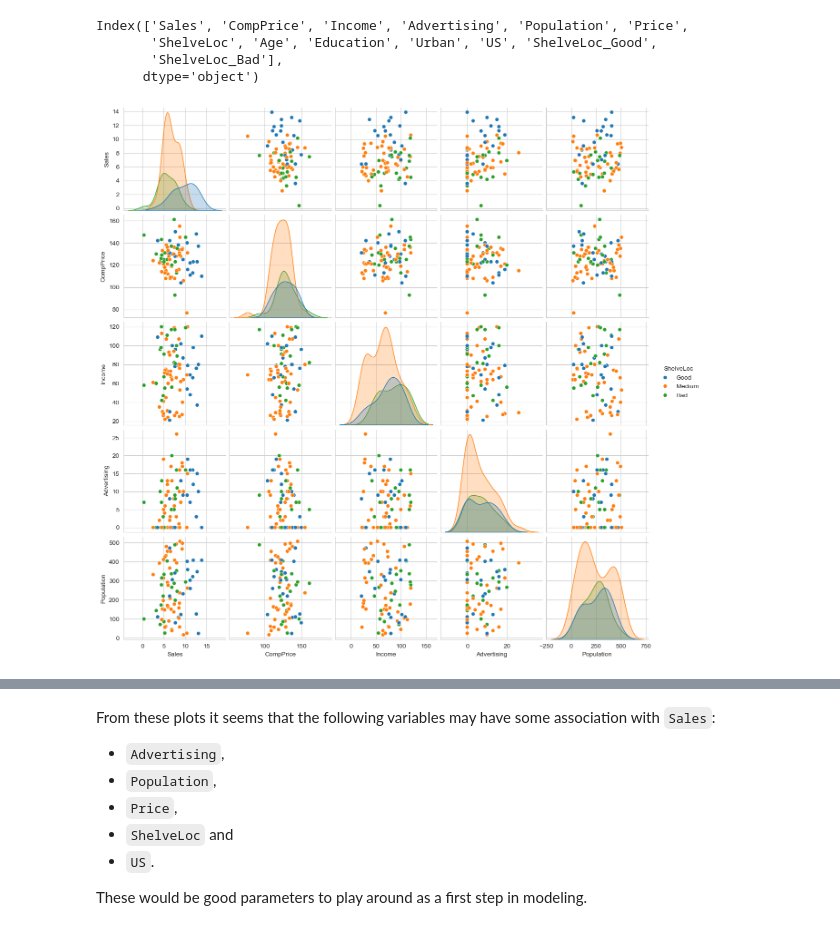
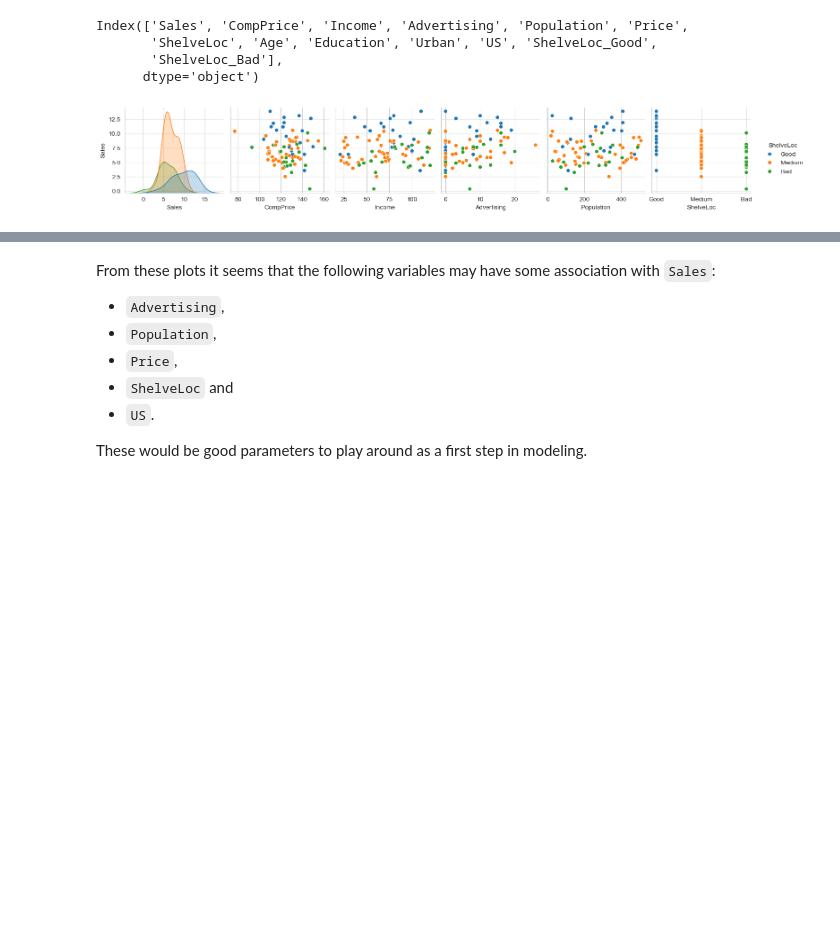
Before and after one commit to parabamoghv/Erdos_AU2024_copy, a Jupyter notebook: week_05_regression_III/lecture_5/3_Feature_Selection_Approaches.ipynb, the cells around one changed output, grey strips where cells are left out. Cells and saved outputs as stored; diff of their text form; code cells hidden in the pictures; blank space fills up the shorter version.

```diff
--- a/week_05_regression_III/lecture_5/3_Feature_Selection_Approaches.ipynb
+++ b/week_05_regression_III/lecture_5/3_Feature_Selection_Approaches.ipynb
@@ -84,15 +84,14 @@ Index(['Sales', 'CompPrice', 'Income', 'Advertising', 'Population', 'Price',
 # %%
 ## One potential plot of interest is a pairplot
 ## https://seaborn.pydata.org/examples/scatterplot_matrix.html
-sns.pairplot(car_train[['Sales',
-                        'CompPrice',
-                        'Income',
-                        'Advertising',
-                        'Population',
-                        'ShelveLoc']],
-             hue='ShelveLoc')
+sns.pairplot(
+                data=car_train,
+                x_vars=['Sales','CompPrice','Income', 'Advertising', 'Population', 'ShelveLoc'],
+                y_vars=['Sales'],
+                hue='ShelveLoc'
+            )
 
 plt.show()
 # %% [output]
-[figure, old version]
+[figure, new version]
 # %%
```
Also changed, not shown: parts of 12 cells of this notebook, 7 other files.
